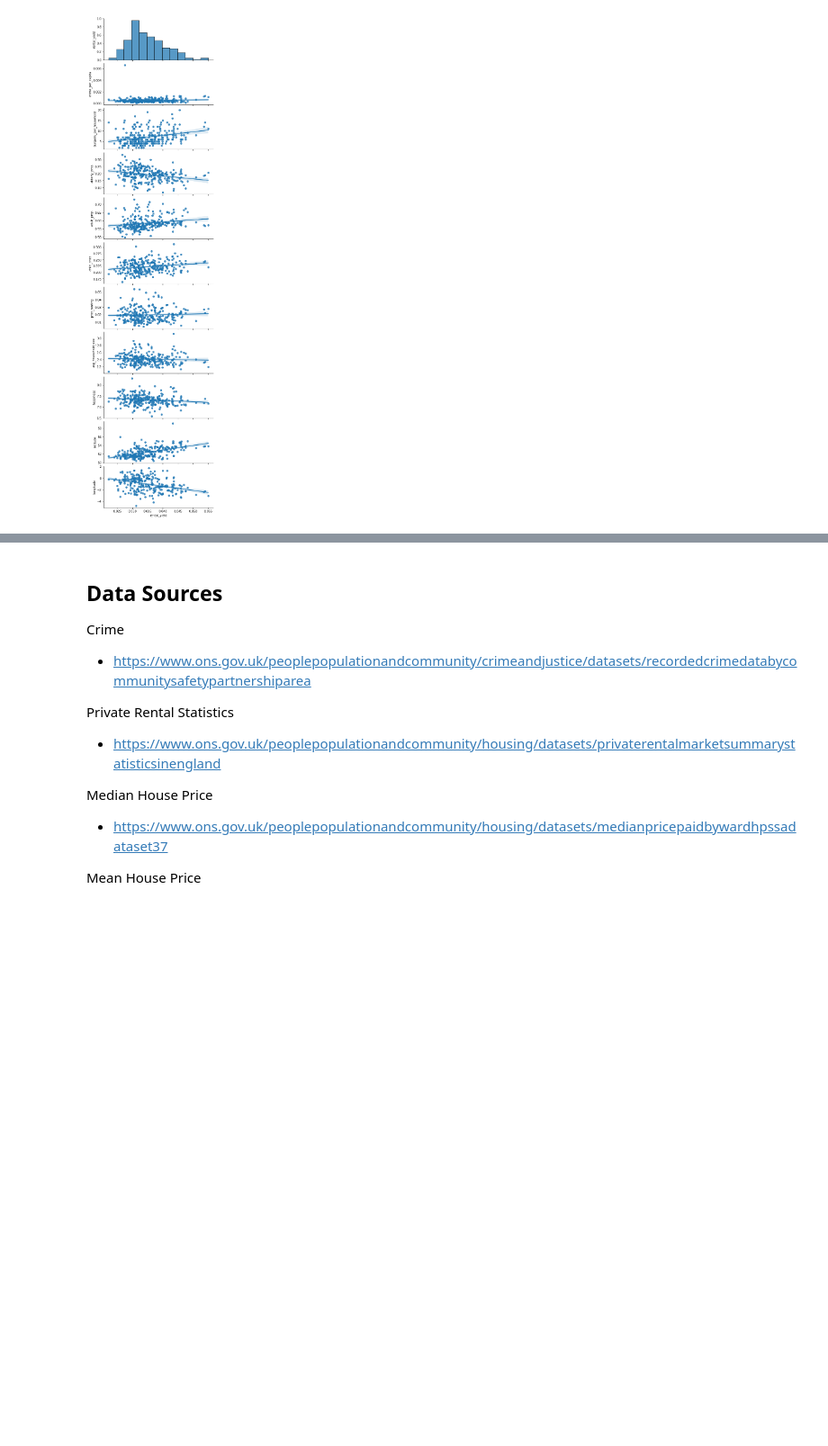
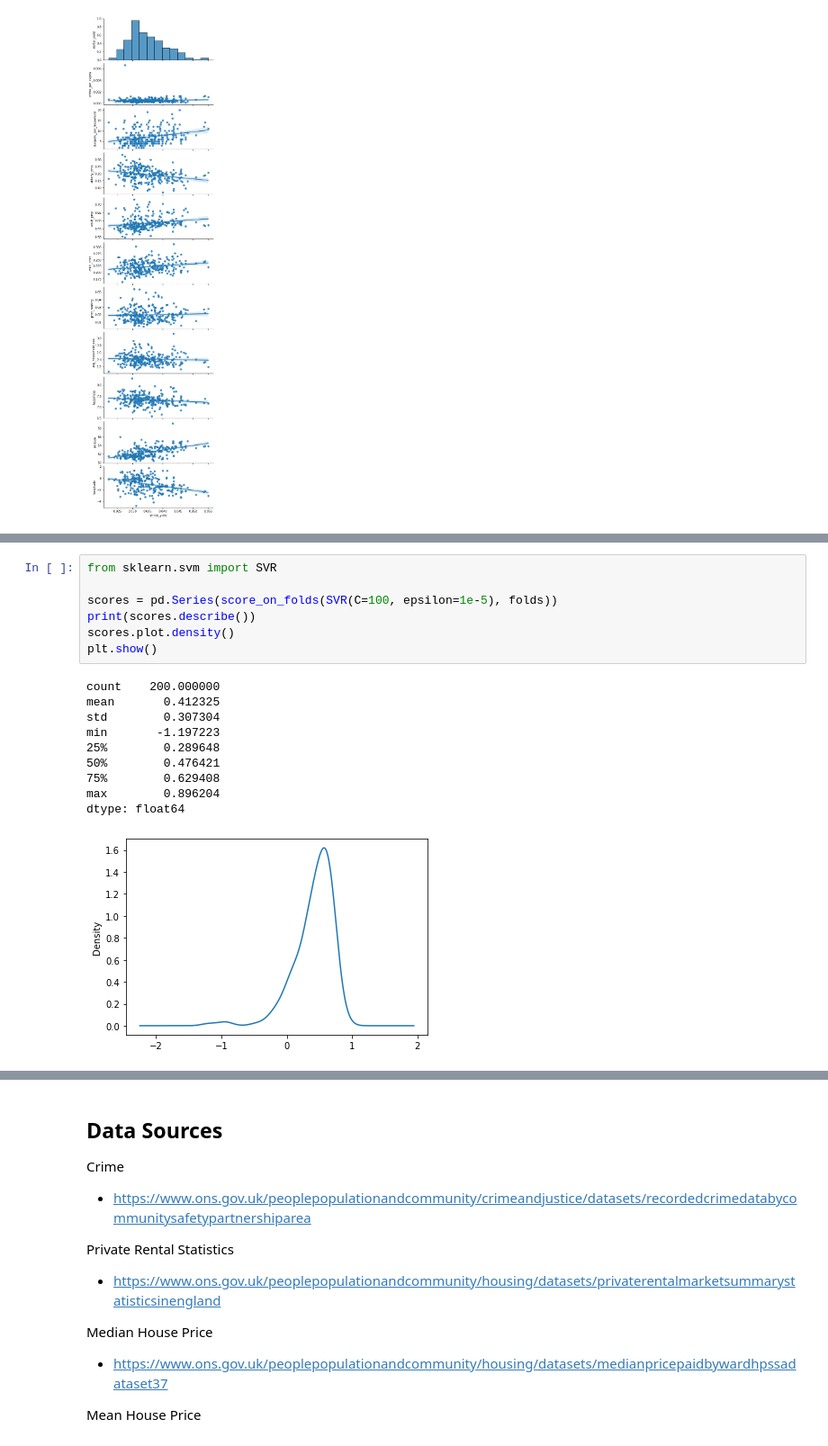
Before and after one commit to nikulpatel3141/ONS-Housing-Data, a Jupyter notebook: exploration.ipynb, the cells around one changed output, grey strips where cells are left out. Shown at 90% size. Drawn from its saved outputs; the diff is of its cells as text; blank space fills up the shorter version.

```diff
--- a/exploration.ipynb
+++ b/exploration.ipynb
@@ -253,0 +331,18 @@ plt.show()
+# %%
+from sklearn.svm import SVR
+
+scores = pd.Series(score_on_folds(SVR(C=100, epsilon=1e-5), folds))
+print(scores.describe())
+scores.plot.density()
+plt.show()
+# %% [output]
+count    200.000000
+mean       0.412325
+std        0.307304
+min       -1.197223
+25%        0.289648
+50%        0.476421
+75%        0.629408
+max        0.896204
+dtype: float64
+[figure, added]
```
Also changed, not shown: parts of 7 cells of this notebook, 1 other file.
